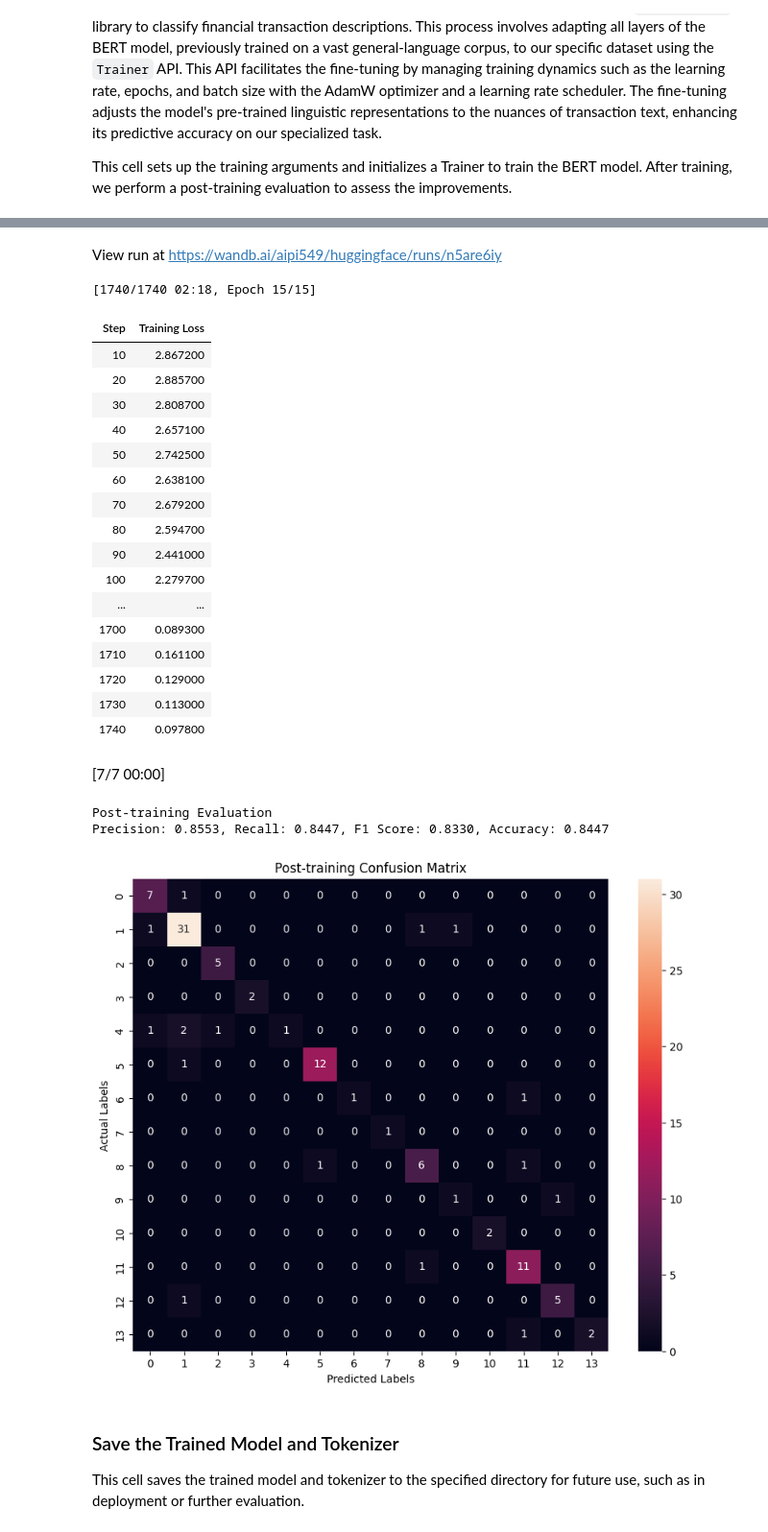
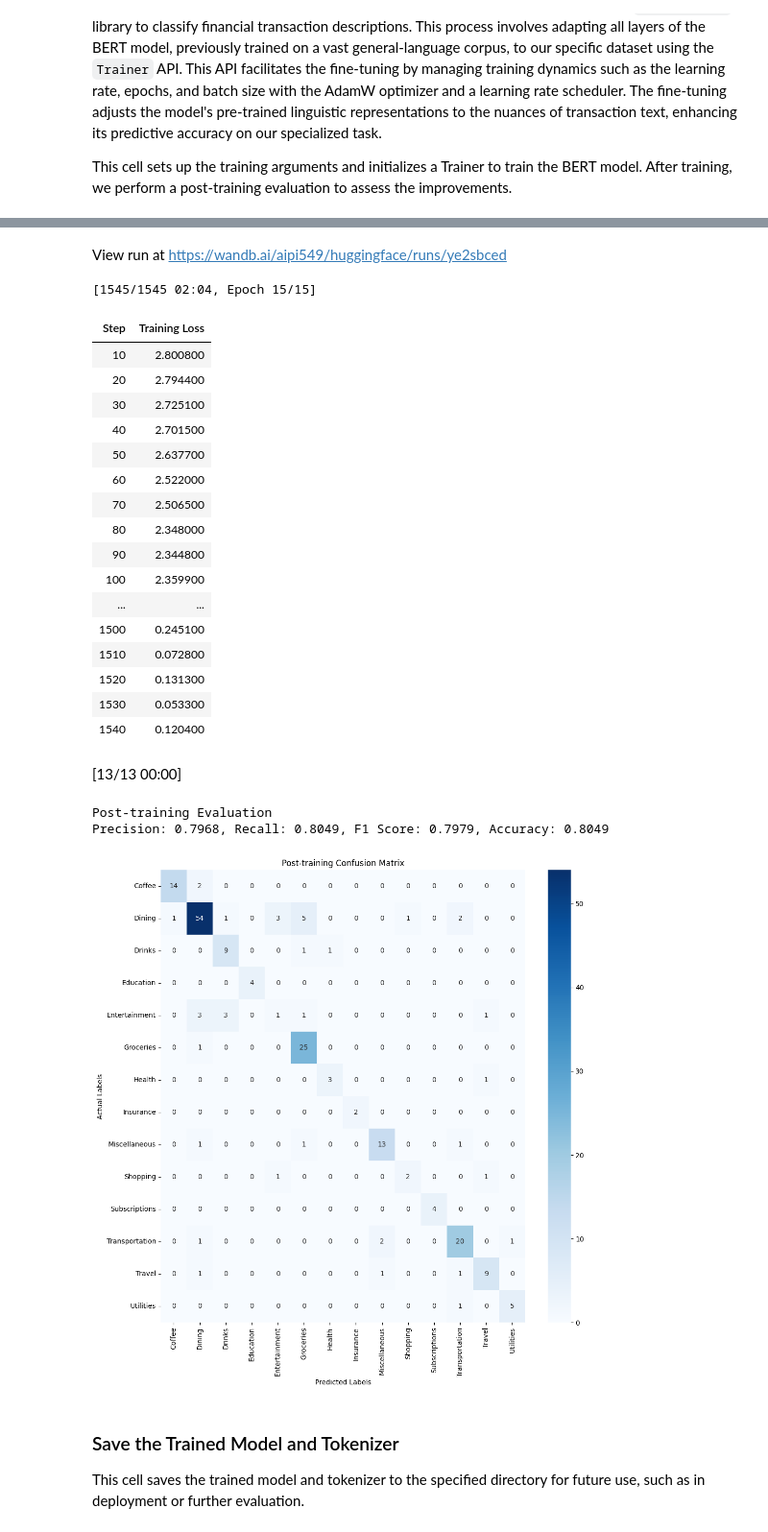
Before and after one commit to mrinoybanerjee/Transaction-Classification, a Jupyter notebook: notebooks/Deep Learning Approach.ipynb, the cells around one changed output, grey strips where cells are left out. Shown at 96% size. Cells and saved outputs as stored; diff of their text form; code cells hidden in the pictures.

```diff
--- a/notebooks/Deep Learning Approach.ipynb
+++ b/notebooks/Deep Learning Approach.ipynb
@@ -24,9 +24,6 @@ Here, we load the transaction data from a CSV file and preprocess it by filterin
 # Load the dataset
 df = pd.read_csv('/kaggle/input/no-negative-transactions/amex_all_categorized_raw.csv')
 df = df[df['Description'] != 'Description']
-
-# Convert descriptions to lowercase
-df['Description'] = df['Description'].str.lower()
 # %% [markdown]
 ### Visualizing the dataset
 
@@ -45,0 +47,15 @@ plt.show()
+# %%
+# Remove classes with fewer than 10 rows
+class_counts = df['Category'].value_counts()
+categories_to_keep = class_counts[class_counts >= 10].index
+df = df[df['Category'].isin(categories_to_keep)]
+
+# Visualizing class distribution after removal
+plt.figure(figsize=(12, 6))
+class_counts_after = df['Category'].value_counts()
+sns.barplot(x=class_counts_after.index, y=class_counts_after.values)
+plt.ylabel('Frequency')
+plt.xlabel('Category')
+plt.xticks(rotation=90)
+plt.title('Class Distribution After Removal')
+plt.show()
@@ -91,7 +109,7 @@ class AmexDataset(torch.utils.data.Dataset):
 This cell splits the dataset into training and testing subsets to ensure robust model evaluation. The split is stratified to maintain the distribution of categories across the datasets.
 # %%
 # Split dataset into train and test sets
-train_df, test_df = train_test_split(df, test_size=0.1, random_state=42, stratify=df['Category_encoded'])
+train_df, test_df = train_test_split(df, test_size=0.2, random_state=42, stratify=df['Category_encoded'])
 
 train_dataset = AmexDataset({'input_ids': list(train_df['input_ids']), 'attention_mask': list(train_df['attention_mask'])}, train_df['Category_encoded'].tolist())
 test_dataset = AmexDataset({'input_ids': list(test_df['input_ids']), 'attention_mask': list(test_df['attention_mask'])}, test_df['Category_encoded'].tolist())
@@ -176,16 +195,24 @@ classification_pipeline = pipeline("text-classification", model=model, tokenizer
 test_predictions = [classification_pipeline(description)[0]['label'] for description in test_df['Description']]
 predicted_labels = [int(label.split('_')[-1]) for label in test_predictions]
 
-post_precision, post_recall, post_f1, post_accuracy = precision_recall_fscore_support(test_df['Category_encoded'], predicted_labels, average='weighted')
-post_accuracy = accuracy_score(test_df['Category_encoded'], predicted_labels)
+# Decode the predicted labels and the true labels
+decoded_predicted_labels = label_encoder.inverse_transform(predicted_labels)
+decoded_true_labels = label_encoder.inverse_transform(test_df['Category_encoded'].tolist())
+
+# Calculate metrics using decoded labels
+post_precision, post_recall, post_f1, post_accuracy = precision_recall_fscore_support(decoded_true_labels, decoded_predicted_labels, average='weighted')
+post_accuracy = accuracy_score(decoded_true_labels, decoded_predicted_labels)
 
 # Display metrics and confusion matrix
 print("Post-training Evaluation")
 print(f"Precision: {post_precision:.4f}, Recall: {post_recall:.4f}, F1 Score: {post_f1:.4f}, Accuracy: {post_accuracy:.4f}")
 
-conf_matrix = confusion_matrix(test_df['Category_encoded'], predicted_labels)
-plt.figure(figsize=(10, 8))
-sns.heatmap(conf_matrix, annot=True, fmt="d")
+# Create the confusion matrix
+conf_matrix = confusion_matrix(decoded_true_labels, decoded_predicted_labels)
+categories = label_encoder.classes_  # This gets the list of all categories
+
+plt.figure(figsize=(12, 12))
+sns.heatmap(conf_matrix, annot=True, fmt="d", cmap="Blues", xticklabels=categories, yticklabels=categories)
 plt.title("Post-training Confusion Matrix")
 plt.ylabel('Actual Labels')
 plt.xlabel('Predicted Labels')
@@ -204,27 +231,27 @@ Syncing run colorful-pond-15 to Weights & Biases (docs)
 View project at https://wandb.ai/aipi549/huggingface
-View run at https://wandb.ai/aipi549/huggingface/runs/n5are6iy
+View run at https://wandb.ai/aipi549/huggingface/runs/ye2sbced
-[1740/1740 02:18, Epoch 15/15]
+[1545/1545 02:04, Epoch 15/15]
 | Step | Training Loss |
-| 10 | 2.867200 |
-| 20 | 2.885700 |
-| 30 | 2.808700 |
-| 40 | 2.657100 |
-| 50 | 2.742500 |
-| 60 | 2.638100 |
-| 70 | 2.679200 |
-| 80 | 2.594700 |
-| 90 | 2.441000 |
-| 100 | 2.279700 |
+| 10 | 2.800800 |
+| 20 | 2.794400 |
+| 30 | 2.725100 |
+| 40 | 2.701500 |
+| 50 | 2.637700 |
+| 60 | 2.522000 |
+| 70 | 2.506500 |
+| 80 | 2.348000 |
+| 90 | 2.344800 |
+| 100 | 2.359900 |
 | ... | ... |
-| 1700 | 0.089300 |
-| 1710 | 0.161100 |
-| 1720 | 0.129000 |
-| 1730 | 0.113000 |
-| 1740 | 0.097800 |
+| 1500 | 0.245100 |
+| 1510 | 0.072800 |
+| 1520 | 0.131300 |
+| 1530 | 0.053300 |
+| 1540 | 0.120400 |
-[7/7 00:00]
+[13/13 00:00]
 Post-training Evaluation
-Precision: 0.8553, Recall: 0.8447, F1 Score: 0.8330, Accuracy: 0.8447
+Precision: 0.7968, Recall: 0.8049, F1 Score: 0.7979, Accuracy: 0.8049
-[figure, old version]
+[figure, new version]
 # %% [markdown]
 ### Save the Trained Model and Tokenizer
 This cell saves the trained model and tokenizer to the specified directory for future use, such as in deployment or further evaluation.
```
Also changed, not shown: parts of 7 cells of this notebook, 7 other files.
